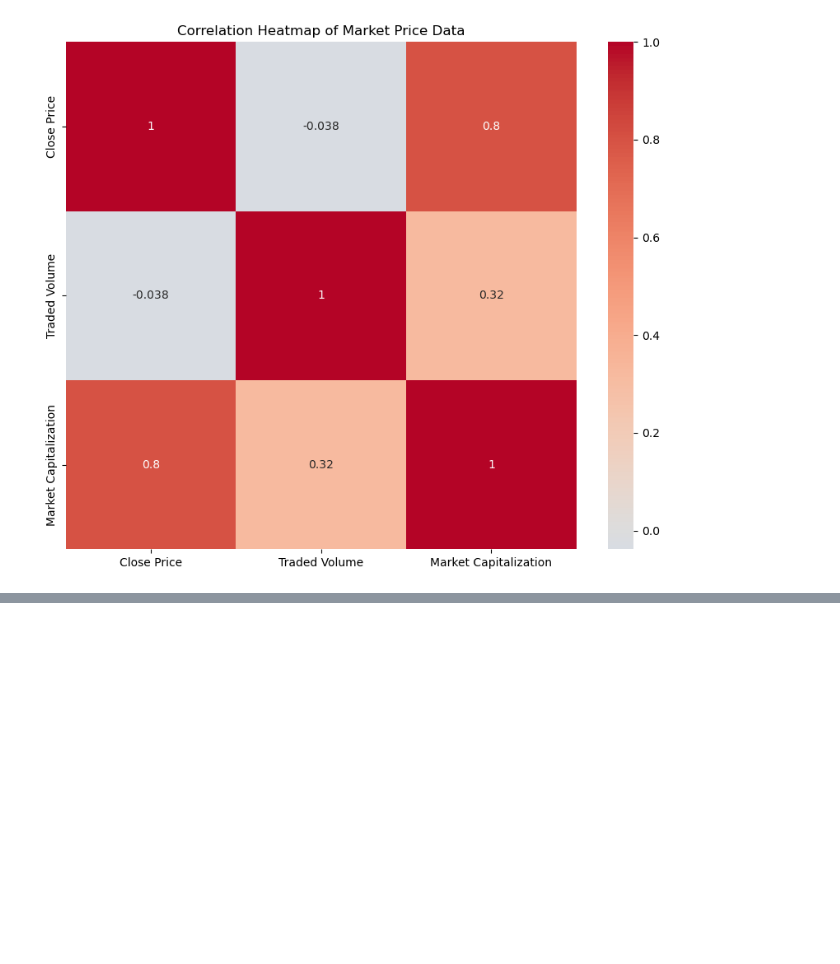
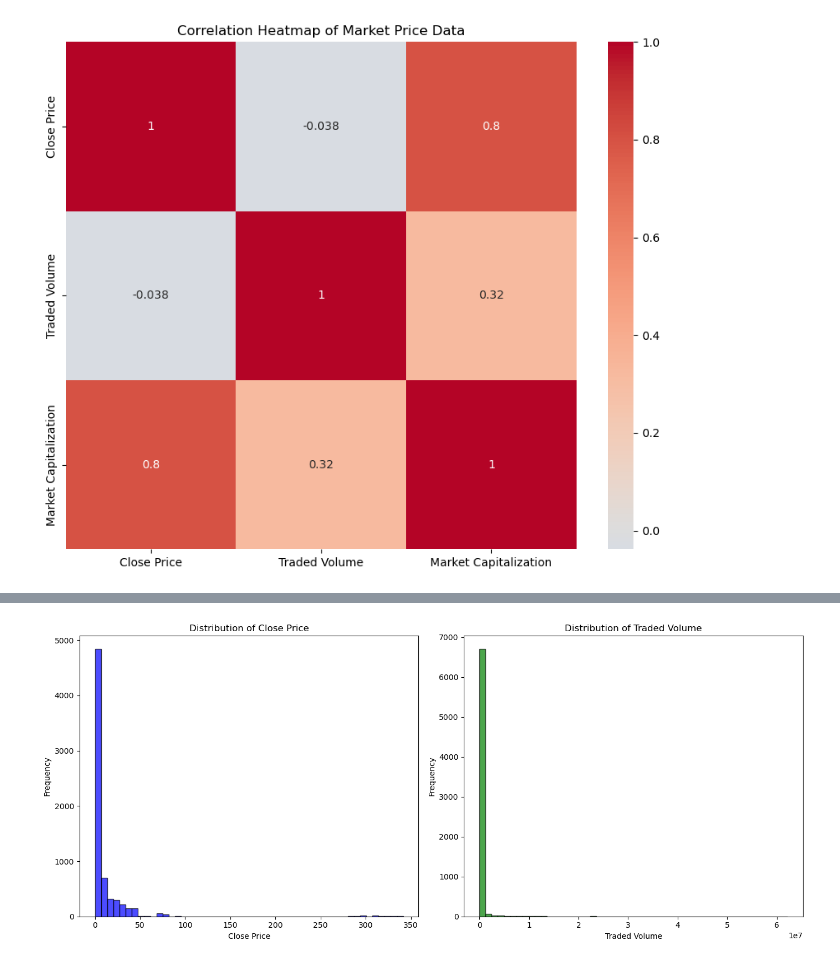
Before and after one commit to raj-rajat/Stock-Exchange-Data-2023, a Jupyter notebook: stock-exchange-performance-in-2023.ipynb, the cells around one changed output, grey strips where cells are left out. Saved outputs shown, nothing was run; the diff lists cells and outputs as text; code cells hidden in the pictures; blank space fills up the shorter version.

```diff
--- a/stock-exchange-performance-in-2023.ipynb
+++ b/stock-exchange-performance-in-2023.ipynb
@@ -500,0 +519,26 @@ plt.show()
+# %%
+# Import necessary libraries
+import matplotlib.pyplot as plt
+
+# Define figure size
+plt.figure(figsize=(14,6))
+
+# Plot histogram for Close Price
+plt.subplot(1, 2, 1)
+plt.hist(market_price_df['Close Price'], bins=50, color='blue', alpha=0.7, edgecolor='black')
+plt.title('Distribution of Close Price')
+plt.xlabel('Close Price')
+plt.ylabel('Frequency')
+
+# Plot histogram for Traded Volume
+plt.subplot(1, 2, 2)
+plt.hist(market_price_df['Traded Volume'], bins=50, color='green', alpha=0.7, edgecolor='black')
+plt.title('Distribution of Traded Volume')
+plt.xlabel('Traded Volume')
+plt.ylabel('Frequency')
+
+# Show the plot
+plt.tight_layout()
+plt.show()
+# %% [output]
+[figure, added]
```
Also changed, not shown: parts of 2 cells of this notebook.
